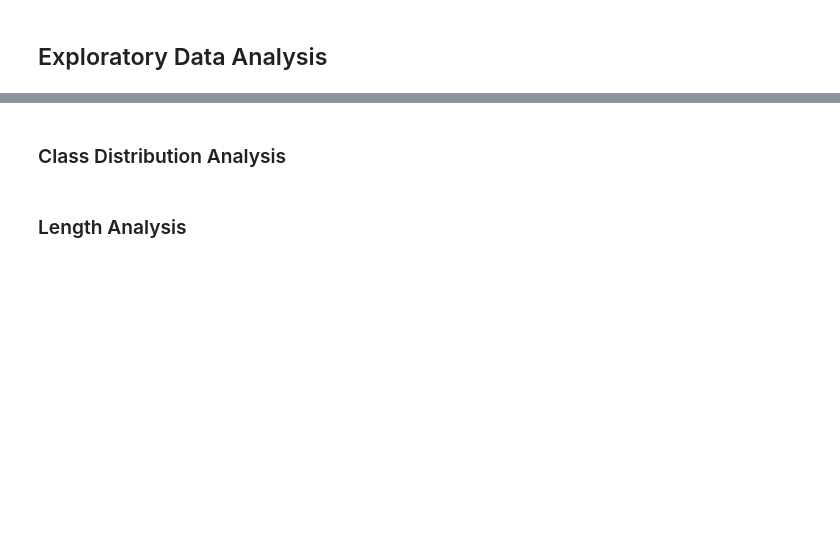
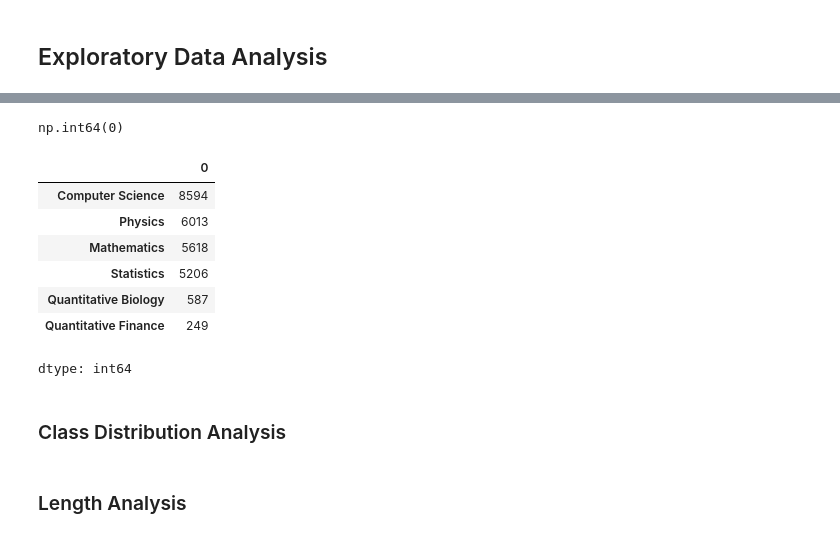
Before and after one commit to phngan05/ML-Assignment, a Jupyter notebook: notebooks/main.ipynb, the cells around one changed output, grey strips where cells are left out. Drawn from its saved outputs; the diff is of its cells as text; code cells hidden in the pictures; blank space fills up the shorter version.

Commit message:
update statistic and general analysis

```diff
--- a/notebooks/main.ipynb
+++ b/notebooks/main.ipynb
@@ -98,3 +114,27 @@ df.head()
+# %%
+df.isnull().sum()
+df.duplicated().sum()
+# %% [output]
+np.int64(0)
+# %%
+label_columns = [
+    "Computer Science",
+    "Physics",
+    "Mathematics",
+    "Statistics",
+    "Quantitative Biology",
+    "Quantitative Finance"
+]
+df[label_columns].sum()
+# %% [output]
+|  | 0 |
+| Computer Science | 8594 |
+| Physics | 6013 |
+| Mathematics | 5618 |
+| Statistics | 5206 |
+| Quantitative Biology | 587 |
+| Quantitative Finance | 249 |
+dtype: int64
 # %% [markdown]
 ### Class Distribution Analysis
 # %% [markdown]
```
Also changed, not shown: parts of 4 cells of this notebook.
